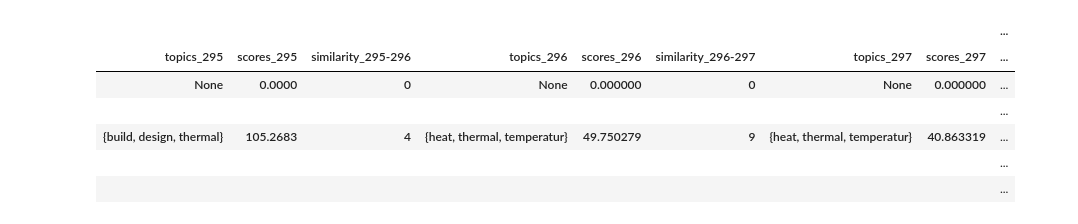
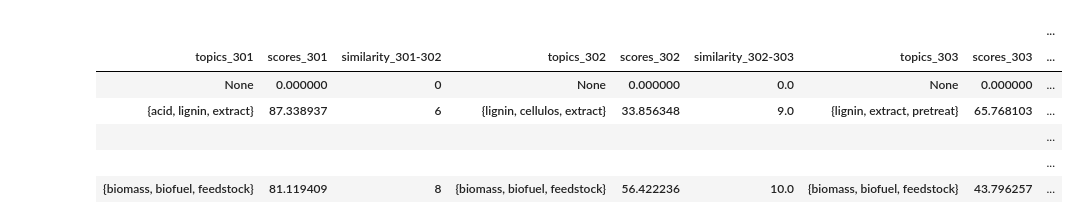
Before and after one commit to mcc-apsis/sustainability, a Jupyter notebook: code/result_interpretation/model comparison.ipynb, the cells around one changed output. Saved outputs shown, nothing was run; the diff lists cells and outputs as text; code cells hidden in the pictures.

```diff
--- a/code/result_interpretation/model comparison.ipynb
+++ b/code/result_interpretation/model comparison.ipynb
@@ -106,7 +106,7 @@ for i in range(1,len(runs)):
 
 writer.save()
 # %%
-runs = list(range(301,307))
+runs = list(range(301,308))
 
 #runs = [295,296,297]
 
@@ -224,40 +215,40 @@ res = mdf.groupby(columns)
 
 
 res = res.apply(lambda x: x.sort_values(s,ascending=False))
 
 l = len(res)
 
 
 
 
-fname = "../../data/topic_data/run_compare_{}.xlsx".format(runs[0])
+fname = "../../data/topic_data/run_compare_{}_{}.xlsx".format(runs[0],runs[len(runs)-1])
 
 writer = pd.ExcelWriter(fname, engine='xlsxwriter')
 
 res.to_excel(writer)
 
 worksheet = writer.sheets['Sheet1']
 
 for i in range(len(ss)):
     c = chr(ord('A')-1+(i+1)*3)
     r = "{}2:{}{}".format(c,c,len(res))
 
     worksheet.conditional_format(r, {'type': '3_color_scale'})
 
 writer.save()
 
 res.head()
 
 
 res.head()
 # %% [output]
 |  |  |  |  |  |  |  |  | ... |
-| topics_295 | scores_295 | similarity_295-296 | topics_296 | scores_296 | similarity_296-297 | topics_297 | scores_297 | ... |
-| None | 0.0000 | 0 | None | 0.000000 | 0 | None | 0.000000 | ... |
-|  |  |  |  |  |  |  |  | ... |
-| {build, design, thermal} | 105.2683 | 4 | {heat, thermal, temperatur} | 49.750279 | 9 | {heat, thermal, temperatur} | 40.863319 | ... |
+| topics_301 | scores_301 | similarity_301-302 | topics_302 | scores_302 | similarity_302-303 | topics_303 | scores_303 | ... |
+| None | 0.000000 | 0 | None | 0.000000 | 0.0 | None | 0.000000 | ... |
+| {acid, lignin, extract} | 87.338937 | 6 | {lignin, cellulos, extract} | 33.856348 | 9.0 | {lignin, extract, pretreat} | 65.768103 | ... |
 |  |  |  |  |  |  |  |  | ... |
 |  |  |  |  |  |  |  |  | ... |
+| {biomass, biofuel, feedstock} | 81.119409 | 8 | {biomass, biofuel, feedstock} | 56.422236 | 10.0 | {biomass, biofuel, feedstock} | 43.796257 | ... |
 # %%
 print(mdf)
 # %%
```
Also changed, not shown: parts of 2 cells of this notebook, 2 other files.
